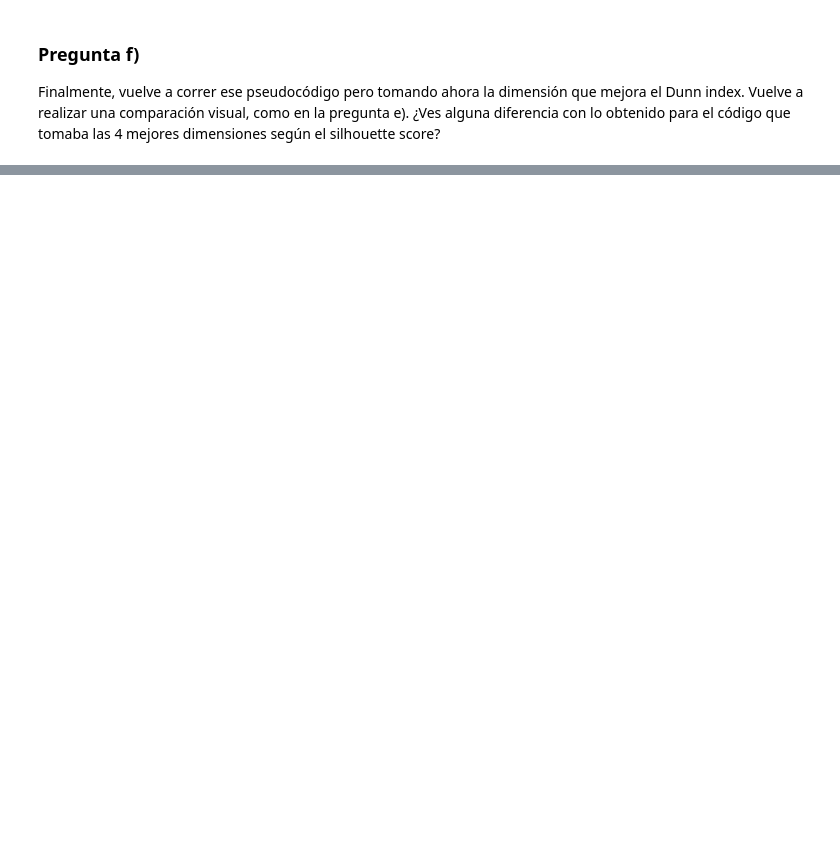
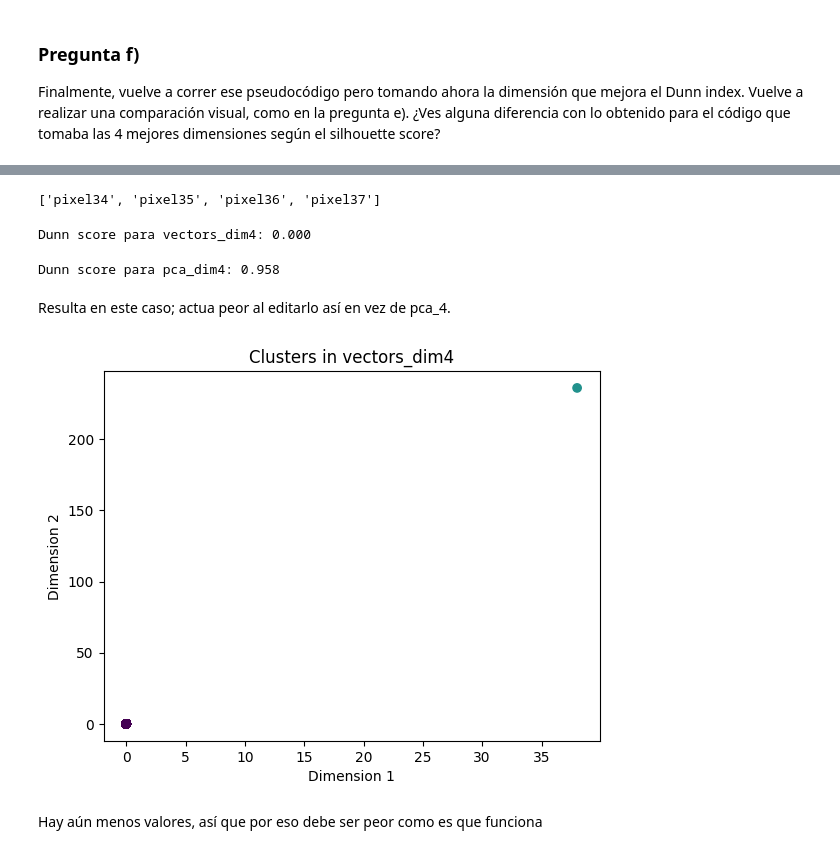
Before and after one commit to Fernanda-Bley/IIC2433, a Jupyter notebook: Tarea3/Tarea3.ipynb, the cells around one changed output, grey strips where cells are left out. Cells and saved outputs as stored; diff of their text form; code cells hidden in the pictures; blank space fills up the shorter version.

```diff
--- a/Tarea3/Tarea3.ipynb
+++ b/Tarea3/Tarea3.ipynb
@@ -266,0 +467,5 @@ Finalmente, vuelve a correr ese pseudocódigo pero tomando ahora la dimensión q
+# %%
+total = {}
+for k in [chunk_0, chunk_1, chunk_2, chunk_11, chunk_12, chunk_13]:
+    total.update(flater_dict(k))
+total
@@ -266,0 +490,44 @@ Finalmente, vuelve a correr ese pseudocódigo pero tomando ahora la dimensión q
+# %%
+
+
+ordered_dict = dict(sorted(total.items(), key=lambda item: float('-inf') if item[1] is None else item[1], reverse=True))
+
+first_four_keys = list(total.keys())[1:5]
+
+print(first_four_keys)
+# %% [output]
+['pixel34', 'pixel35', 'pixel36', 'pixel37']
+# %%
+vectors_dim4 = []
+for k in first_four_keys:
+    vectors_dim4.append(X_sample[k])
+
+df = pd.DataFrame(vectors_dim4).T
+# %%
+kmeans_dim4 = KMeans(n_clusters=4, random_state=42)
+labels = kmeans_dim4.fit_predict(df)
+cal_dim4 = davies_bouldin_score(df, labels)
+print(f"Dunn score para vectors_dim4: {cal_dim4:.3f}")
+# %% [output]
+Dunn score para vectors_dim4: 0.000
+# %%
+pca_4d = PCA(n_components=4)
+vectors_pca_4 = pca_4d.fit_transform(X_sample)
+kmeans = KMeans(n_clusters=4)
+labels_pca4 = kmeans.fit_predict(vectors_pca_4)
+cal_pca4 = davies_bouldin_score(X_sample, labels)
+print(f"Dunn score para pca_dim4: {cal_pca4:.3f}")
+# %% [output]
+Dunn score para pca_dim4: 0.958
+# %% [markdown]
+Resulta en este caso; actua peor al editarlo así en vez de pca_4.
+# %%
+plt.scatter(df.iloc[:, 0], df.iloc[:, 1], c=labels)
+plt.xlabel("Dimension 1")
+plt.ylabel("Dimension 2")
+plt.title("Clusters in vectors_dim4")
+plt.show()
+# %% [output]
+[figure, added]
+# %% [markdown]
+Hay aún menos valores, así que por eso debe ser peor como es que funciona
```
Also changed, not shown: parts of 53 cells of this notebook, 3 other files.
